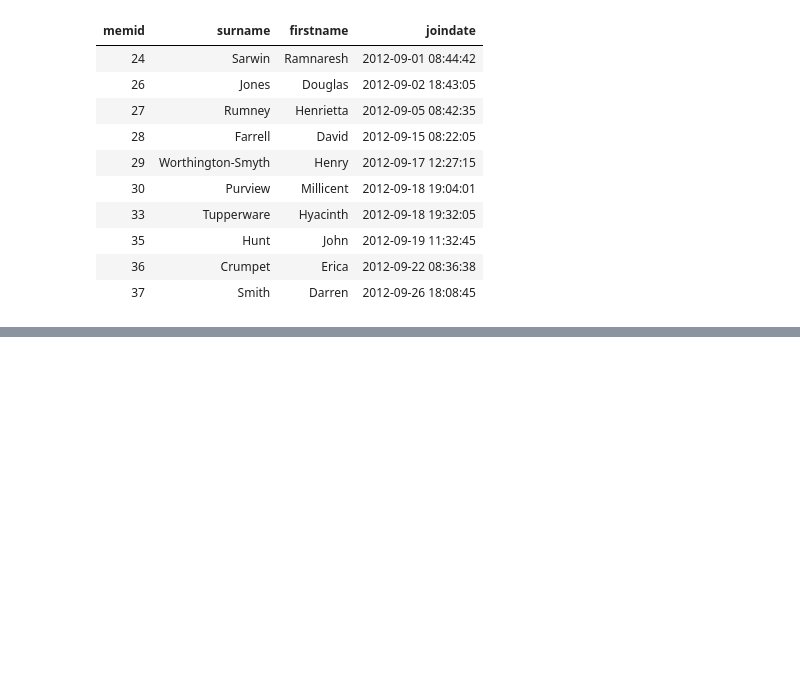
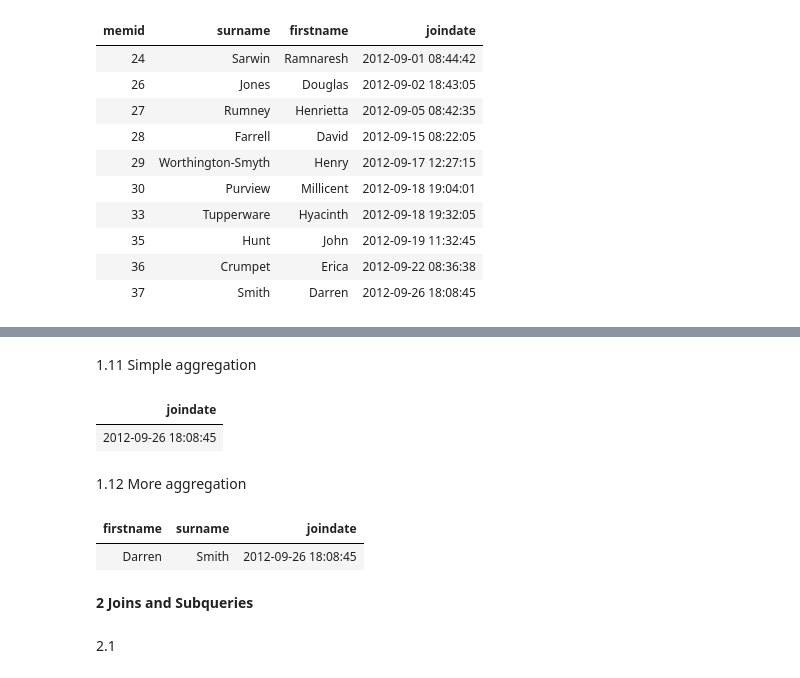
Before and after one commit to Kishan-09/Video-Game-Sales, a Jupyter notebook: PG24_3C_Exercise.ipynb, the cells around one changed output, grey strips where cells are left out. Cells and saved outputs as stored; diff of their text form; code cells hidden in the pictures; blank space fills up the shorter version.

```diff
--- a/PG24_3C_Exercise.ipynb
+++ b/PG24_3C_Exercise.ipynb
@@ -393,0 +434,18 @@ pyClient("select memid, surname, firstname, joindate from cd.members where joind
+# %% [markdown]
+1.11 Simple aggregation
+# %%
+pyClient("select joindate from cd.members order by joindate desc limit 1")
+# %% [output]
+| joindate |
+| 2012-09-26 18:08:45 |
+# %% [markdown]
+1.12 More aggregation
+# %%
+pyClient("select firstname, surname, joindate from cd.members where joindate=(select max(joindate) from cd.members)")
+# %% [output]
+| firstname | surname | joindate |
+| Darren | Smith | 2012-09-26 18:08:45 |
+# %% [markdown]
+**2 Joins and Subqueries**
+# %% [markdown]
+2.1
```
Also changed, not shown: parts of 18 cells of this notebook.
